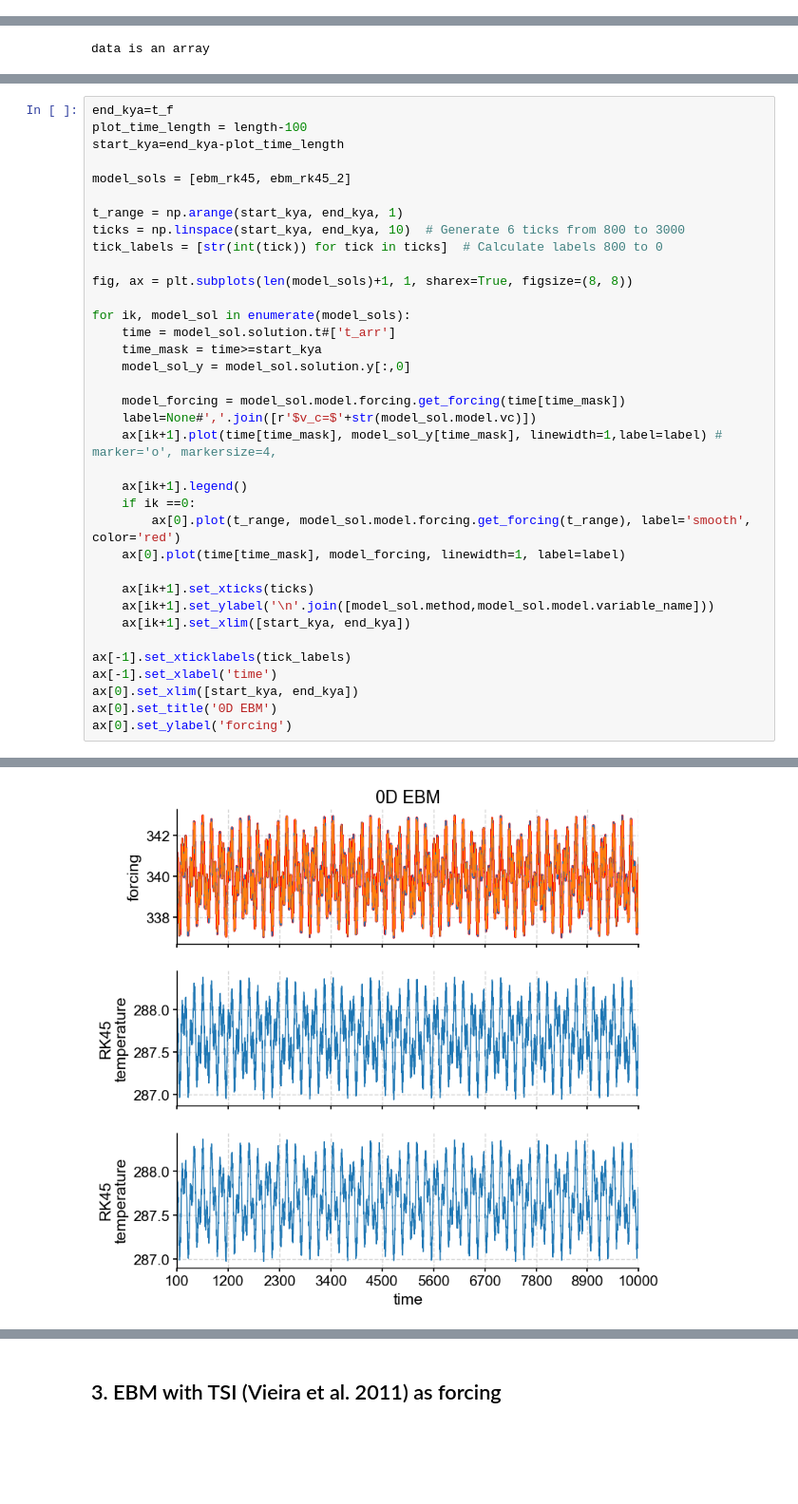
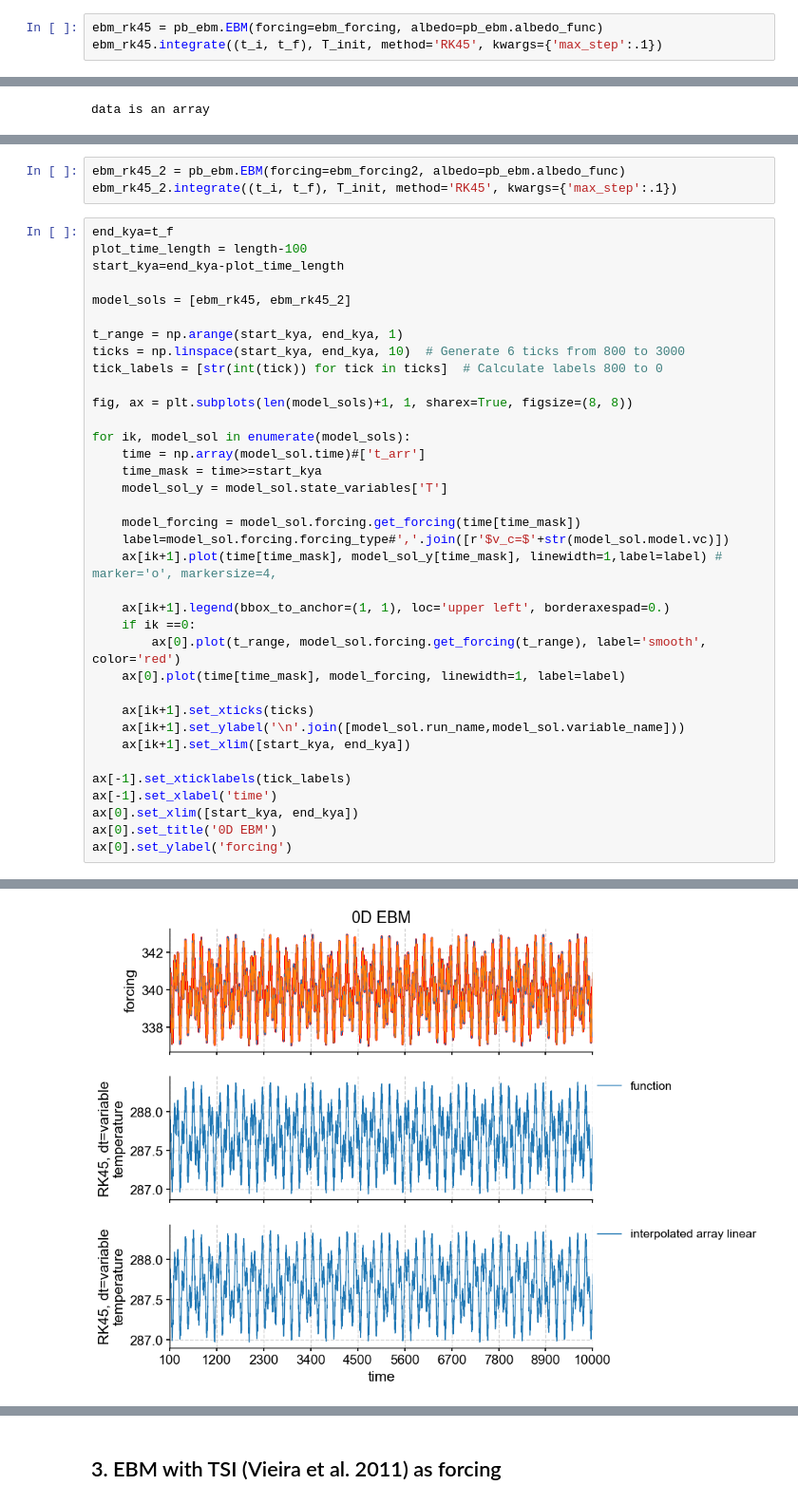
Before and after one commit to LinkedEarth/PaleoBeasts, a Jupyter notebook: notebooks/ebm_demo.ipynb, the cells around one changed output, grey strips where cells are left out. Shown at 95% size. Drawn from its saved outputs; the diff is of its cells as text; blank space fills up the shorter version.

```diff
--- a/notebooks/ebm_demo.ipynb
+++ b/notebooks/ebm_demo.ipynb
@@ -32 +26,4 @@ ebm_rk45.integrate()
+# %%
+ebm_rk45 = pb_ebm.EBM(forcing=ebm_forcing, albedo=pb_ebm.albedo_func)
+ebm_rk45.integrate((t_i, t_f), T_init, method='RK45', kwargs={'max_step':.1})
 # %%
@@ -63,39 +44,42 @@ array([287.81670352])
+# %%
+ebm_rk45_2 = pb_ebm.EBM(forcing=ebm_forcing2, albedo=pb_ebm.albedo_func)
+ebm_rk45_2.integrate((t_i, t_f), T_init, method='RK45', kwargs={'max_step':.1})
 # %%
 end_kya=t_f
 plot_time_length = length-100
 start_kya=end_kya-plot_time_length
 
 model_sols = [ebm_rk45, ebm_rk45_2]
 
 t_range = np.arange(start_kya, end_kya, 1)
 ticks = np.linspace(start_kya, end_kya, 10)  # Generate 6 ticks from 800 to 3000
 tick_labels = [str(int(tick)) for tick in ticks]  # Calculate labels 800 to 0
 
 fig, ax = plt.subplots(len(model_sols)+1, 1, sharex=True, figsize=(8, 8))
 
 for ik, model_sol in enumerate(model_sols):
-    time = model_sol.solution.t#['t_arr']
+    time = np.array(model_sol.time)#['t_arr']
     time_mask = time>=start_kya
-    model_sol_y = model_sol.solution.y[:,0]
+    model_sol_y = model_sol.state_variables['T']
 
-    model_forcing = model_sol.model.forcing.get_forcing(time[time_mask])
-    label=None#','.join([r'$v_c=$'+str(model_sol.model.vc)])
+    model_forcing = model_sol.forcing.get_forcing(time[time_mask])
+    label=model_sol.forcing.forcing_type#','.join([r'$v_c=$'+str(model_sol.model.vc)])
     ax[ik+1].plot(time[time_mask], model_sol_y[time_mask], linewidth=1,label=label) # marker='o', markersize=4,
 
-    ax[ik+1].legend()
+    ax[ik+1].legend(bbox_to_anchor=(1, 1), loc='upper left', borderaxespad=0.)
     if ik ==0:
-        ax[0].plot(t_range, model_sol.model.forcing.get_forcing(t_range), label='smooth', color='red')
+        ax[0].plot(t_range, model_sol.forcing.get_forcing(t_range), label='smooth', color='red')
     ax[0].plot(time[time_mask], model_forcing, linewidth=1, label=label)
 
     ax[ik+1].set_xticks(ticks)
-    ax[ik+1].set_ylabel('\n'.join([model_sol.method,model_sol.model.variable_name]))
+    ax[ik+1].set_ylabel('\n'.join([model_sol.run_name,model_sol.variable_name]))
     ax[ik+1].set_xlim([start_kya, end_kya])
 
 ax[-1].set_xticklabels(tick_labels)
 ax[-1].set_xlabel('time')
 ax[0].set_xlim([start_kya, end_kya])
 ax[0].set_title('0D EBM')
 ax[0].set_ylabel('forcing')
 # %% [output]
 Text(0, 0.5, 'forcing')
-[figure, old version]
+[figure, new version]
```
Also changed, not shown: parts of 18 cells of this notebook.
